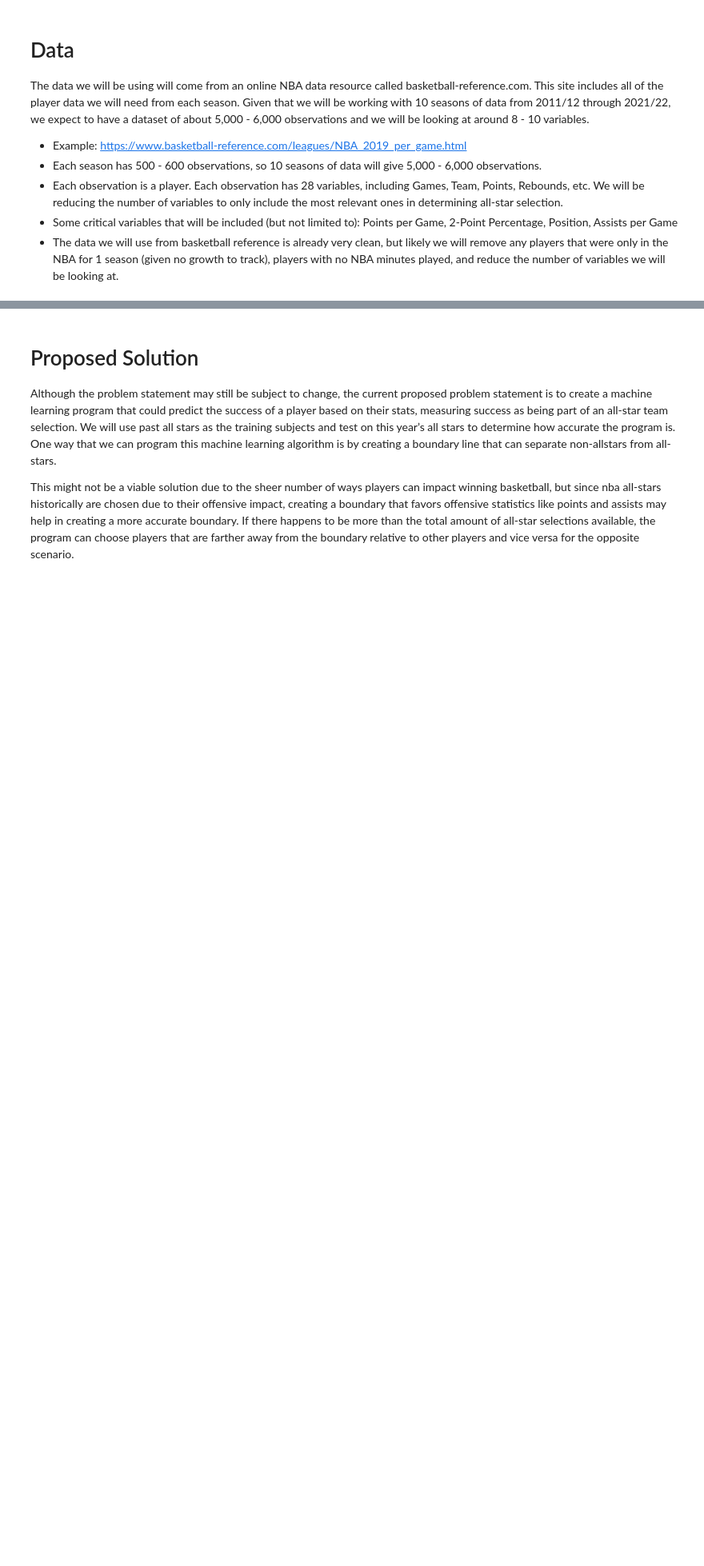
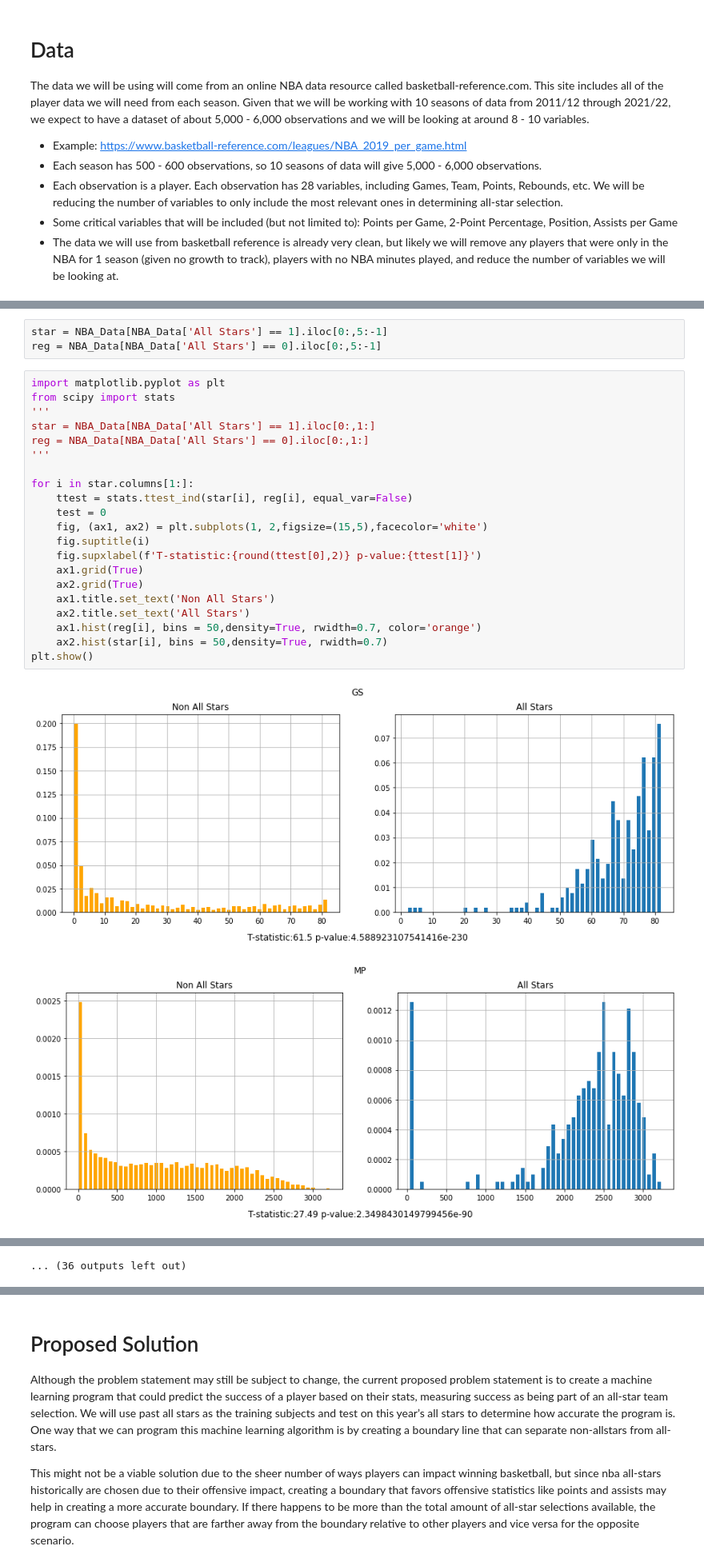
Before and after one commit to COGS118A/Group021-Sp22, a Jupyter notebook: Checkpoint_group021(updated).ipynb, the cells around one changed output, grey strips where cells are left out. Shown at 80% size. Saved outputs shown, nothing was run; the diff lists cells and outputs as text; blank space fills up the shorter version.

Commit message:
Sloppy T-Tests

```diff
--- a/Checkpoint_group021(updated).ipynb
+++ b/Checkpoint_group021(updated).ipynb
@@ -72,0 +76,27 @@ for i in range(13):
+# %%
+star = NBA_Data[NBA_Data['All Stars'] == 1].iloc[0:,5:-1]
+reg = NBA_Data[NBA_Data['All Stars'] == 0].iloc[0:,5:-1]
+# %%
+import matplotlib.pyplot as plt
+from scipy import stats
+'''
+star = NBA_Data[NBA_Data['All Stars'] == 1].iloc[0:,1:]
+reg = NBA_Data[NBA_Data['All Stars'] == 0].iloc[0:,1:]
+'''
+
+for i in star.columns[1:]:
+    ttest = stats.ttest_ind(star[i], reg[i], equal_var=False)
+    test = 0
+    fig, (ax1, ax2) = plt.subplots(1, 2,figsize=(15,5),facecolor='white')
+    fig.suptitle(i)
+    fig.supxlabel(f'T-statistic:{round(ttest[0],2)} p-value:{ttest[1]}')
+    ax1.grid(True)
+    ax2.grid(True)
+    ax1.title.set_text('Non All Stars')
+    ax2.title.set_text('All Stars')
+    ax1.hist(reg[i], bins = 50,density=True, rwidth=0.7, color='orange')
+    ax2.hist(star[i], bins = 50,density=True, rwidth=0.7)
+plt.show()
+# %% [output]
+[figure, added]
+[figure, added]
@@ -73,3 +113,4 @@ for i in range(13):
+... (36 outputs left out)
 # %%
 #dropping duplicates, and unnecessary data
 renameColumns = {'2P%': '2 Point Field Goal Percentage', '3P%': '3 Point Field Goal Percentage',
```
Also changed, not shown: parts of 13 cells of this notebook.
